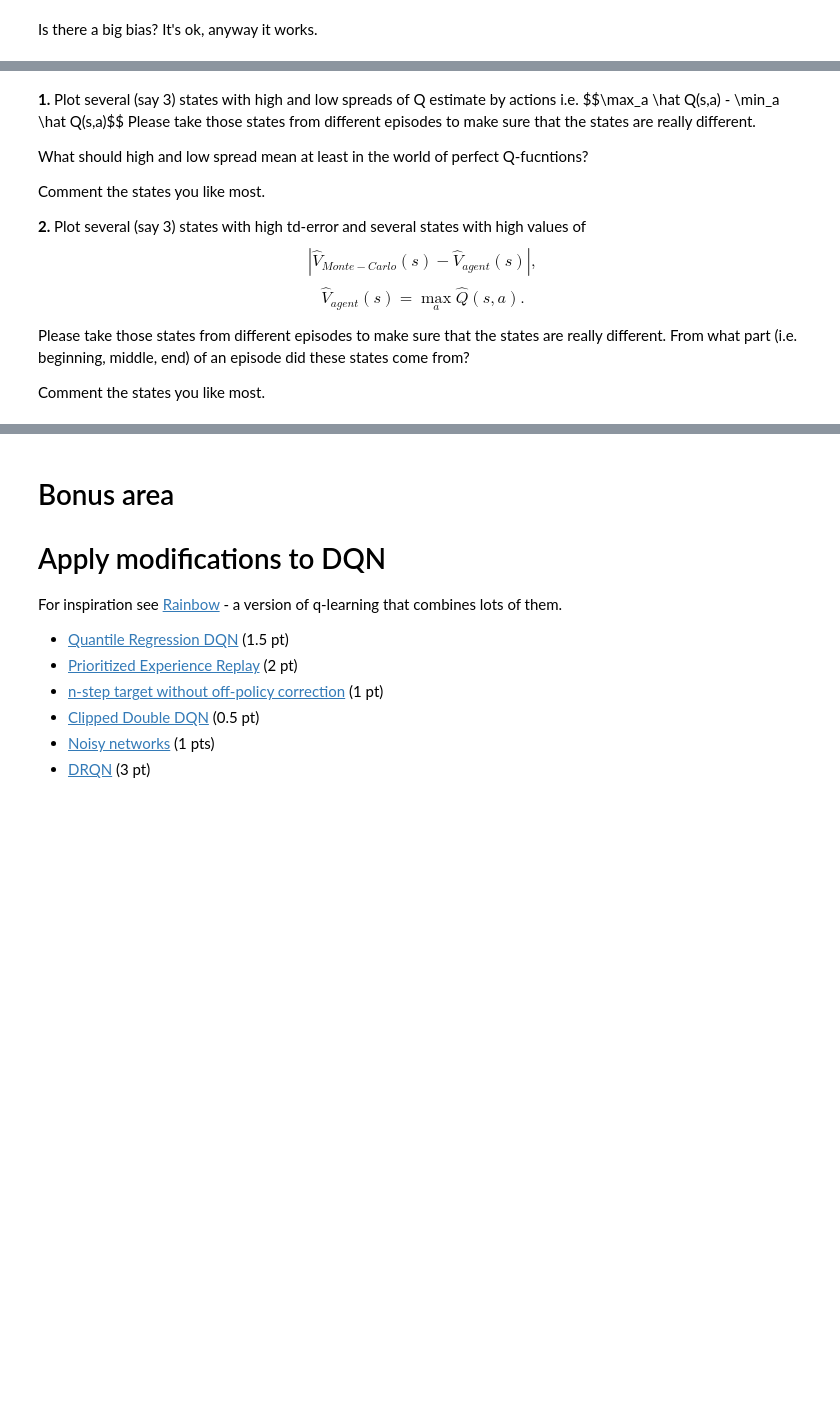
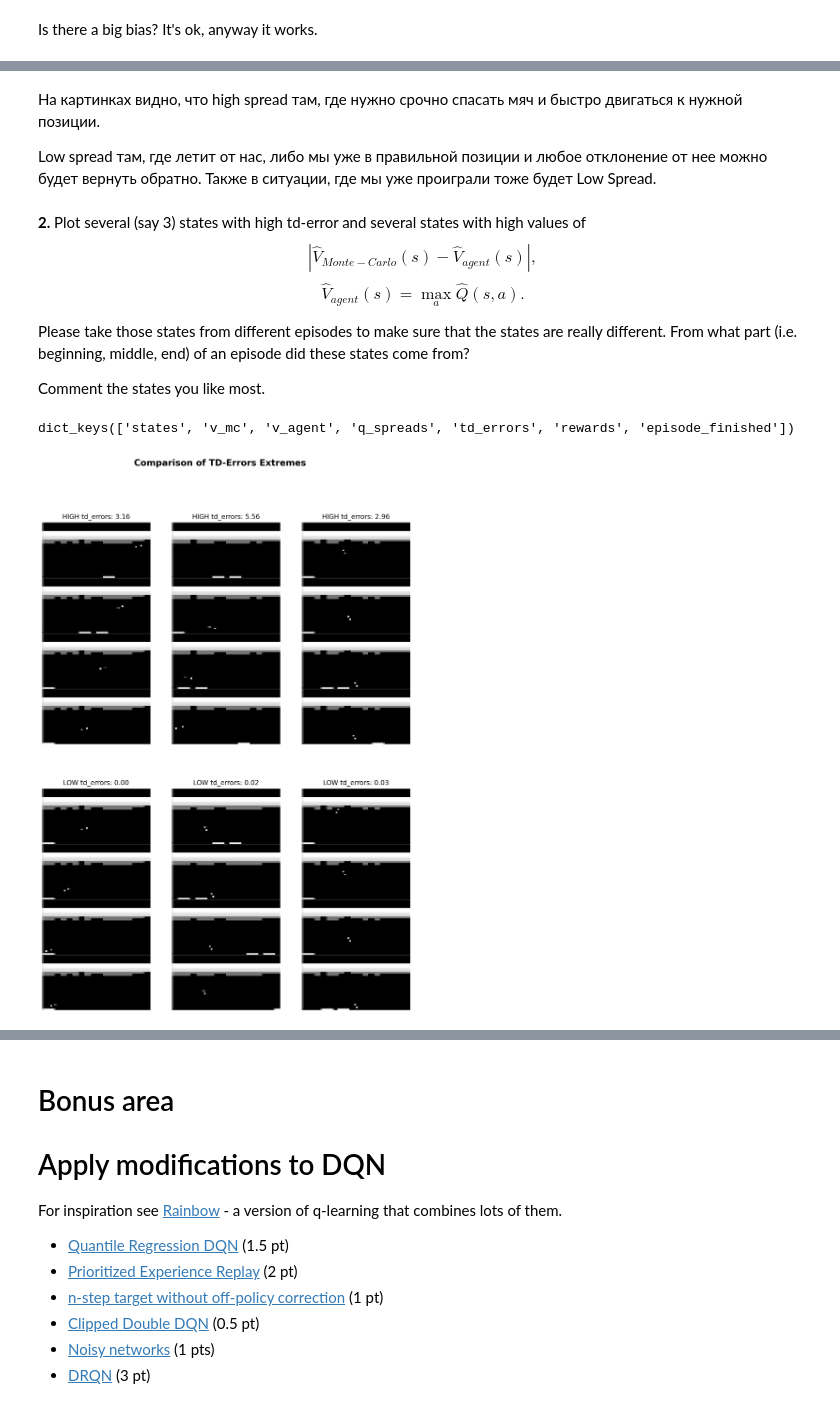
Before and after one commit to sacr1ficerq/hse-rl, a Jupyter notebook: DQN/dueling_ddqn.ipynb, the cells around one changed output, grey strips where cells are left out. Drawn from its saved outputs; the diff is of its cells as text; code cells hidden in the pictures; blank space fills up the shorter version.

```diff
--- a/DQN/dueling_ddqn.ipynb
+++ b/DQN/dueling_ddqn.ipynb
@@ -746,12 +802,8 @@ Is there a big bias? It's ok, anyway it works.
+# %% [markdown]
+На картинках видно, что high spread там, где нужно срочно спасать мяч и быстро двигаться к нужной позиции.
+
+Low spread там, где летит от нас, либо мы уже в правильной позиции и любое отклонение от нее можно будет вернуть обратно. Также в ситуации, где мы уже проиграли тоже будет Low Spread.
 # %% [markdown]
-**1.** Plot several (say 3) states with high and low spreads of Q estimate by actions i.e.
-$$\max_a \hat Q(s,a) - \min_a \hat Q(s,a)\$$
-Please take those states from different episodes to make sure that the states are really different.
-
-What should high and low spread mean at least in the world of perfect Q-fucntions?
-
-Comment the states you like most.
-
 **2.** Plot several (say 3) states with high td-error and several states with high values of
 $$| \hat V_{Monte-Carlo}(s) - \hat V_{agent}(s)|,$$
 $$\hat V_{agent}(s) = \max_a \hat Q(s,a).$$
@@ -765,0 +814,8 @@ from utils import play_and_log_episode, img_by_obs
+# %%
+record.keys()
+# %% [output]
+dict_keys(['states', 'v_mc', 'v_agent', 'q_spreads', 'td_errors', 'rewards', 'episode_finished'])
+# %%
+plot_high_low(eval_env, agent, "td_errors", "Comparison of TD-Errors Extremes")
+# %% [output]
+[figure, added]
```
Also changed, not shown: parts of 15 cells of this notebook.
